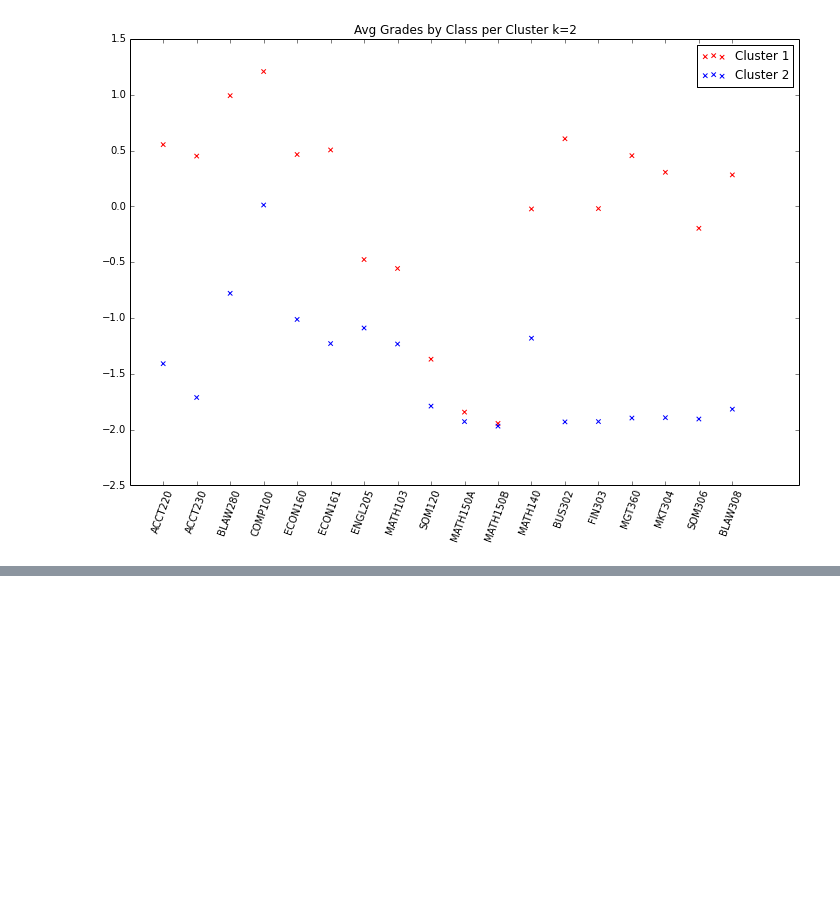
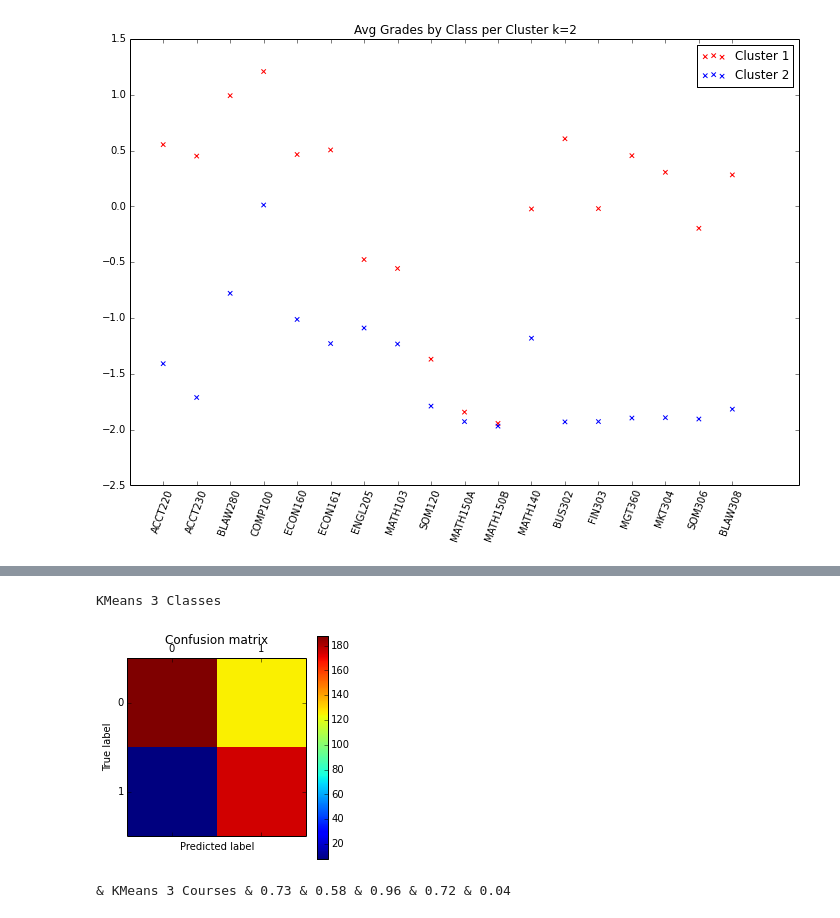
Before and after one commit to cem3394/csun, a Jupyter notebook: allen/Simple Notebooks/Business Law Pipeline/main.ipynb, the cells around one changed output, grey strips where cells are left out. Drawn from its saved outputs; the diff is of its cells as text; code cells hidden in the pictures; blank space fills up the shorter version.

```diff
--- a/allen/Simple Notebooks/Business Law Pipeline/main.ipynb
+++ b/allen/Simple Notebooks/Business Law Pipeline/main.ipynb
@@ -412,0 +349,17 @@ F1:         0.39
+# %%
+print "\nKMeans 3 Classes"
+
+classifier = KMeans(n_clusters=2)
+pred = classifier.fit(X_train,y_train).predict(X_test)
+contTable = printContingencyTable(y_test,pred,['Graduated','Cluster Label'])
+accur = round(metrics.accuracy_score(y_test,pred),2)
+prec = round(metrics.precision_score(y_test,pred),2)
+rec = round(metrics.recall_score(y_test,pred),2)
+f1 = round(metrics.f1_score(y_test,pred),2)
+fom = round(falseEmissionRate(contTable),2)
+
+print "& KMeans 3 Courses & "+str(accur)+" & "+str(prec)+" & "+str(rec)+" & "+str(f1)+" & "+str(fom)
+# %% [output]
+KMeans 3 Classes
+[figure, added]
+& KMeans 3 Courses & 0.73 & 0.58 & 0.96 & 0.72 & 0.04
```
Also changed, not shown: parts of 7 cells of this notebook, 53 other files.
